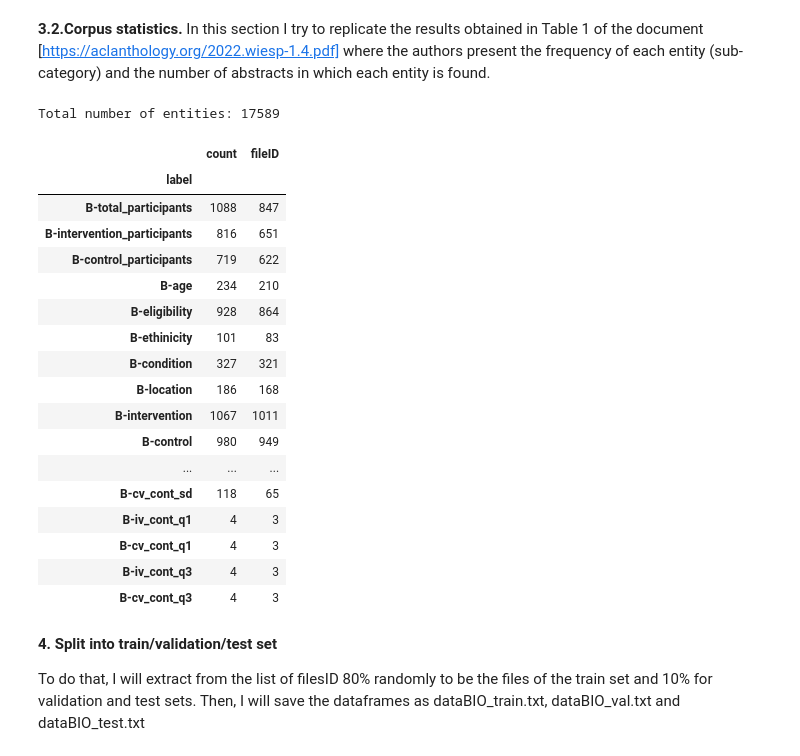
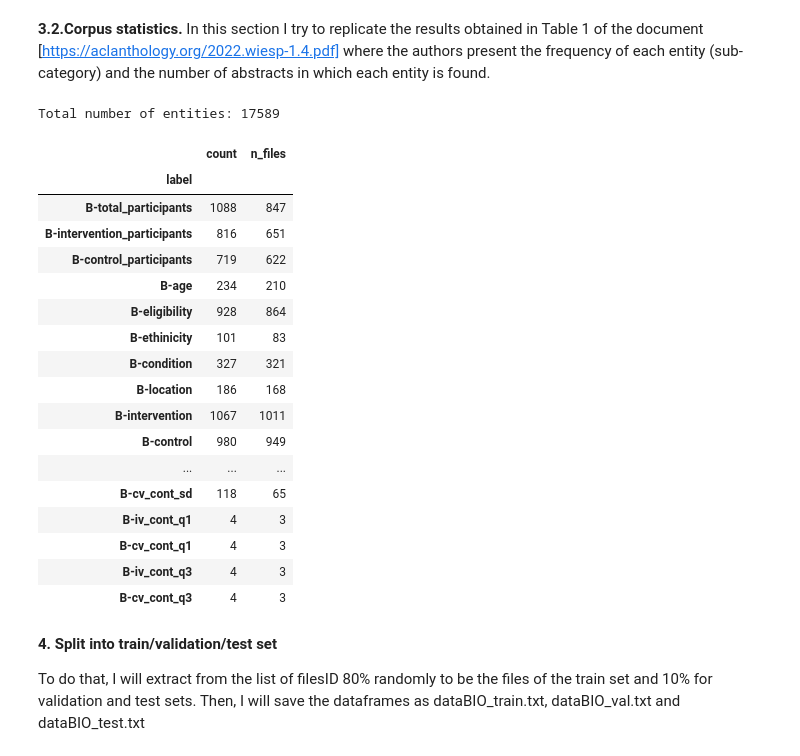
Before and after one commit to cuevascarlos/ClinicalTrials, a Jupyter notebook: PreProcessing.ipynb, the cells around one changed output. Cells and saved outputs as stored; diff of their text form; code cells hidden in the pictures.

```diff
--- a/PreProcessing.ipynb
+++ b/PreProcessing.ipynb
@@ -24,7 +27,7 @@ Once the data has been charged and transform into BIO format, we read the new fi
 #Read the data
 import pandas as pd
 
-data = pd.read_csv("dataBIO.txt", sep=' ', names=['words', 'fileId', 'start', 'end', 'label'], quoting=3, on_bad_lines='skip', skip_blank_lines=False)
+data = pd.read_csv("./DataProcessed/dataBIO.txt", sep=' ', names=['words', 'fileId', 'start', 'end', 'label'], quoting=3, on_bad_lines='skip', skip_blank_lines=False)
 data[:30]
 # %% [output]
 |  | words | fileId | start | end | label |
@@ -161,30 +164,30 @@ each entity is found.
 # %%
 #Create a copy of the dataframe
 data2 = data.copy()
 
 #Drop the rows where the label is O because it is not an entity
 data2 = data2[data2['label'] != 'O']
 
 #Count values of the column 'label' that start with 'B-' because it determines the number of entities
 Freq = pd.DataFrame(data2['label'].value_counts())
 
 #Drop the rows where the index starts with 'I-'
 Freq = Freq[Freq.index.str.startswith('I-') == False]
 Freq
 
 #Add the number of fileID uniques where each label appears
-Freq['fileID'] = data2.groupby('label')['fileId'].nunique()
+Freq['n_files'] = data2.groupby('label')['fileId'].nunique()
 
 #Re-order the labels to be in the same order as in the paper mentioned
 Freq = Freq.reindex(['B-total_participants', 'B-intervention_participants','B-control_participants', 'B-age', 'B-eligibility', 'B-ethinicity', 'B-condition', 'B-location', 'B-intervention', 'B-control', 'B-outcome', 'B-outcome_Measure', 'B-iv_bin_abs', 'B-cv_bin_abs', 'B-iv_bin_percent', 'B-cv_bin_percent', 'B-iv_cont_mean', 'B-cv_cont_mean', 'B-iv_cont_median', 'B-cv_cont_median', 'B-iv_cont_sd', 'B-cv_cont_sd', 'B-iv_cont_q1', 'B-cv_cont_q1', 'B-iv_cont_q3', 'B-cv_cont_q3'])
 
 #Sum the values of the column 'count'
 print(f'Total number of entities: {Freq["count"].sum()}') #Article: 17739
 
 Freq
 # %% [output]
 Total number of entities: 17589
-|  | count | fileID |
+|  | count | n_files |
 | label |  |  |
 | B-total_participants | 1088 | 847 |
 | B-intervention_participants | 816 | 651 |
```
Also changed, not shown: parts of 20 cells of this notebook.
